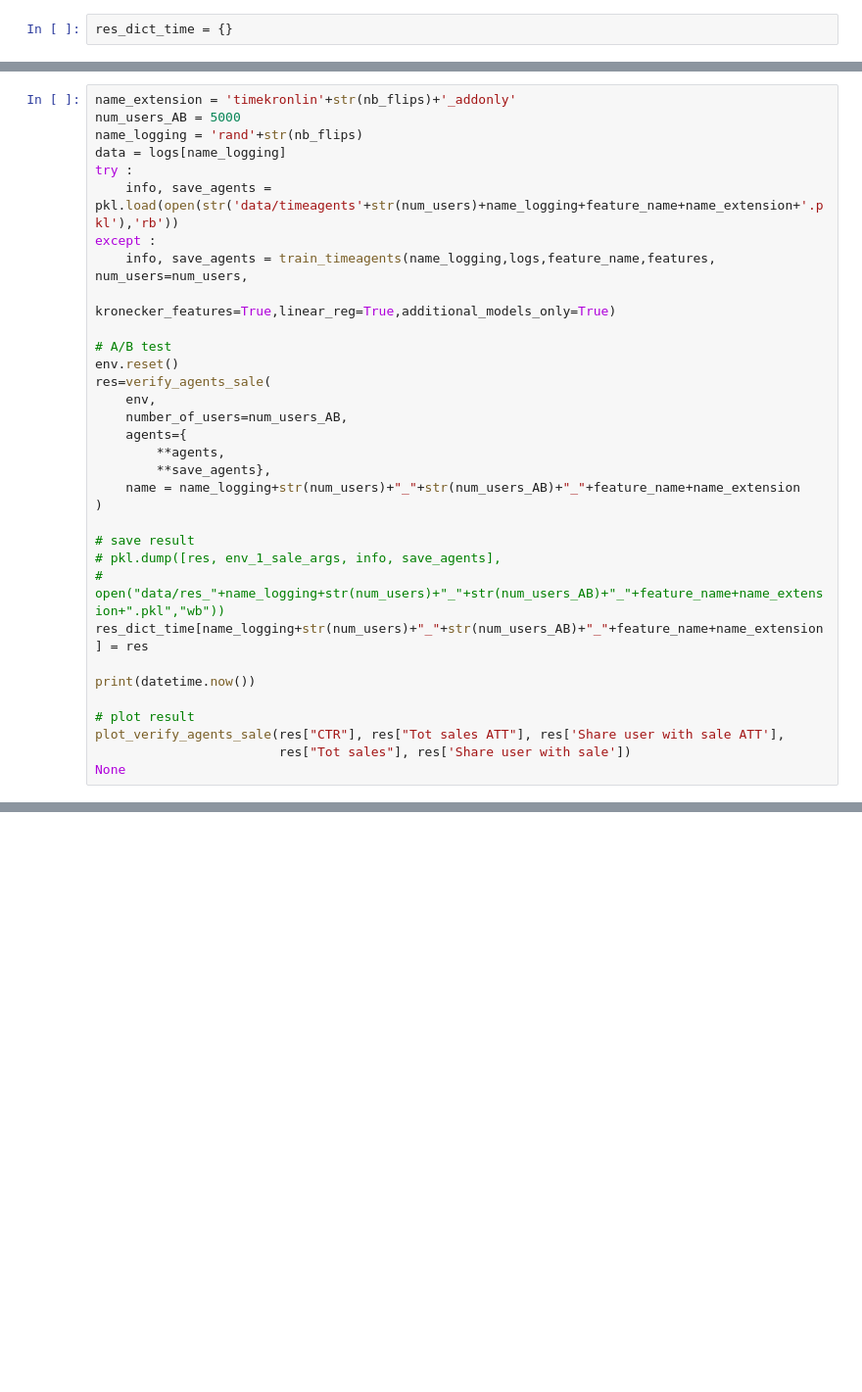
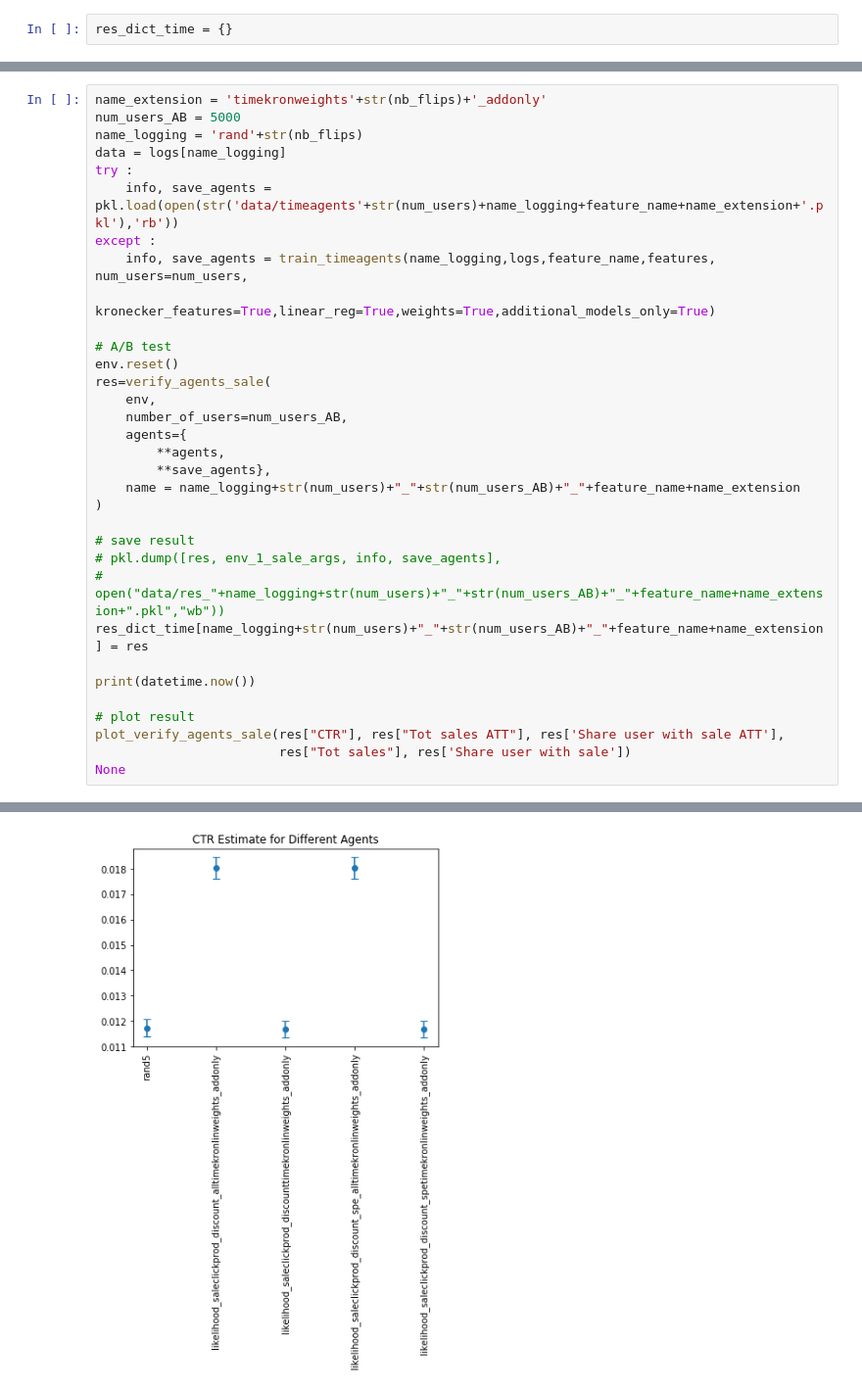
Before and after one commit to philomenec/reco-gym, a Jupyter notebook: 3_train_agent_kronecker_withflip+noclick+time.ipynb, the cells around one changed output, grey strips where cells are left out. Shown at 98% size. Saved outputs shown, nothing was run; the diff lists cells and outputs as text; blank space fills up the shorter version.

```diff
--- a/3_train_agent_kronecker_withflip+noclick+time.ipynb
+++ b/3_train_agent_kronecker_withflip+noclick+time.ipynb
@@ -166,5 +214,5 @@ res_dict_time = {}
 # %%
-name_extension = 'timekronlin'+str(nb_flips)+'_addonly'
+name_extension = 'timekronweights'+str(nb_flips)+'_addonly'
 num_users_AB = 5000
 name_logging = 'rand'+str(nb_flips)
 data = logs[name_logging]
@@ -172,7 +220,7 @@ try :
     info, save_agents = pkl.load(open(str('data/timeagents'+str(num_users)+name_logging+feature_name+name_extension+'.pkl'),'rb'))
 except :
     info, save_agents = train_timeagents(name_logging,logs,feature_name,features, num_users=num_users,
-                                         kronecker_features=True,linear_reg=True,additional_models_only=True)
+                                         kronecker_features=True,linear_reg=True,weights=True,additional_models_only=True)
 
 # A/B test
 env.reset()
@@ -205,0 +255 @@ MemoryError: Unable to allocate 7.26 MiB for an array with shape (3, 317399) and
+[figure, added]
```
Also changed, not shown: parts of 24 cells of this notebook, 7 other files.
